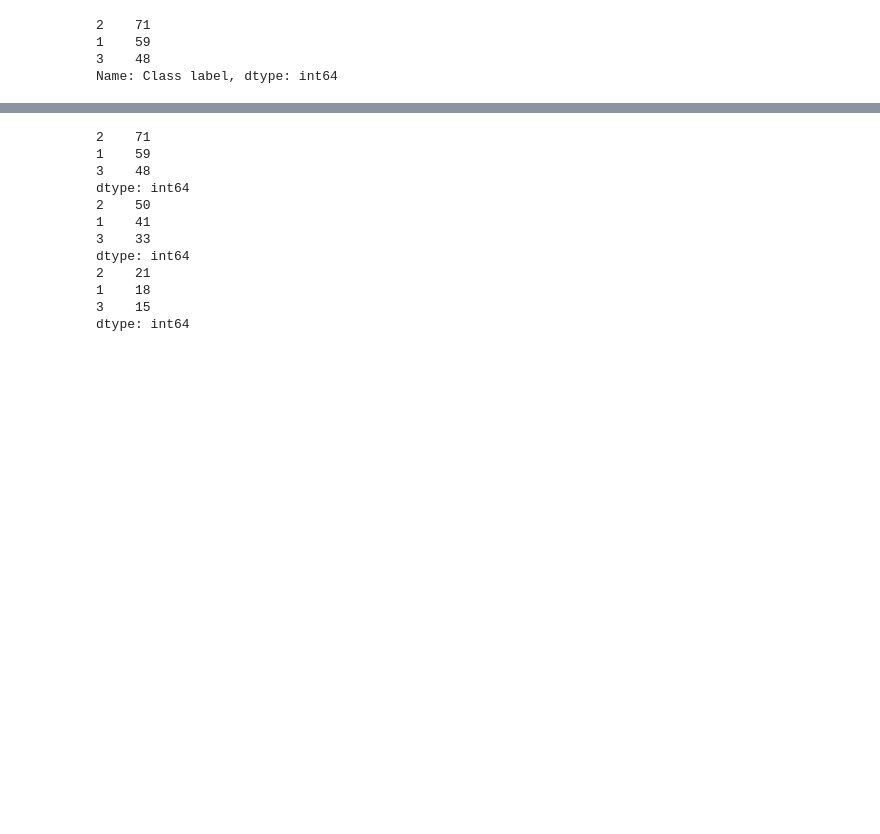
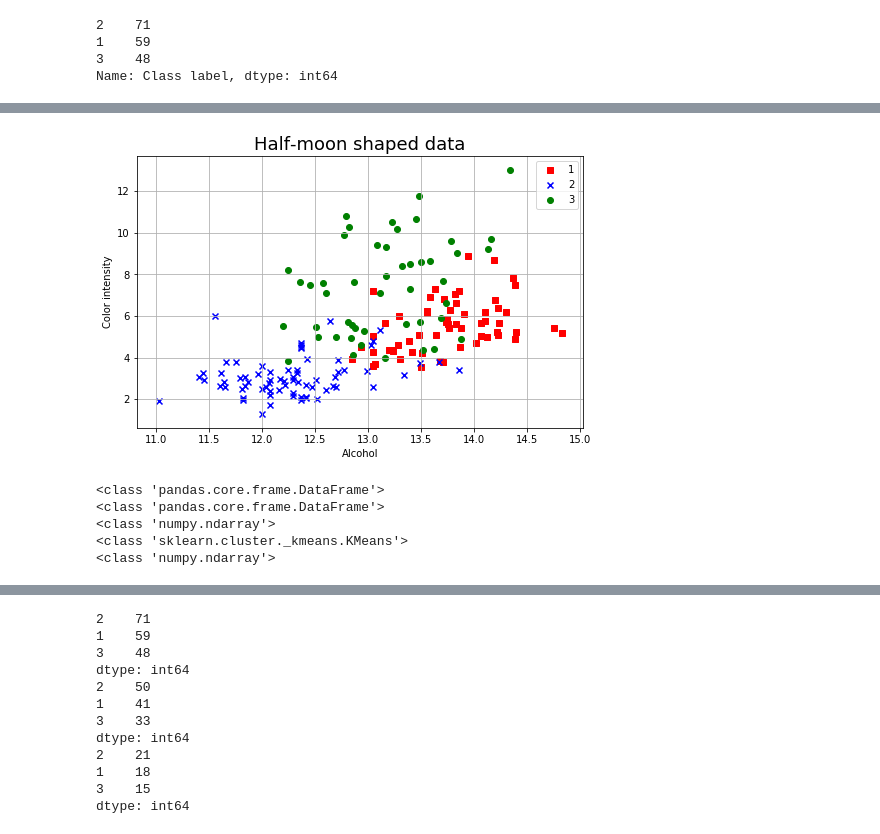
Before and after one commit to GurkiratSarna/Information-Retrieval, a Jupyter notebook: Copy_of_Lab_3.ipynb, the cells around one changed output, grey strips where cells are left out. Drawn from its saved outputs; the diff is of its cells as text; code cells hidden in the pictures; blank space fills up the shorter version.

```diff
--- a/Copy_of_Lab_3.ipynb
+++ b/Copy_of_Lab_3.ipynb
@@ -355,3 +370,8 @@ Index(['Class label'], dtype='object')
 # %%
 # Task 2
 # Clustering using K Means Algorithm
+# Fit K-Means Clustering on noise moon data
+
+km=cluster.KMeans(n_clusters=3)
+km.fit(x)
+yhat=km.labels_
@@ -363,0 +378,35 @@ Index(['Class label'], dtype='object')
+# %%
+# Task 3
+# Scatter plot data into 3 classes based on True Labels and plot with legends. Hint: use any two variables
+# Plot moons
+
+colors = ['r', 'b', 'g']
+markers = ['s', 'x', 'o']
+
+plt.figure(figsize=(8,5))
+plt.title("Half-moon shaped data", fontsize=18)
+plt.grid(True)
+
+for l, c, m in zip(np.unique(y), colors, markers):
+    plt.scatter(x.ix[y.ix[:,0] == l, 0],
+                x.ix[y.ix[:,0] == l, 9],
+                c=c, label=l, marker=m)
+plt.xlabel('Alcohol')
+plt.ylabel('Color intensity')
+plt.legend()
+plt.savefig('PCA_WINE_LBL.png', dpi=300)
+plt.show()
+# %% [output]
+[figure, added]
+# %%
+print(type(y))
+print(type(x))
+print(type(km.labels_))
+print(type(km))
+print(type(yhat))
+# %% [output]
+<class 'pandas.core.frame.DataFrame'>
+<class 'pandas.core.frame.DataFrame'>
+<class 'numpy.ndarray'>
+<class 'sklearn.cluster._kmeans.KMeans'>
+<class 'numpy.ndarray'>
```
Also changed, not shown: parts of 8 cells of this notebook.
